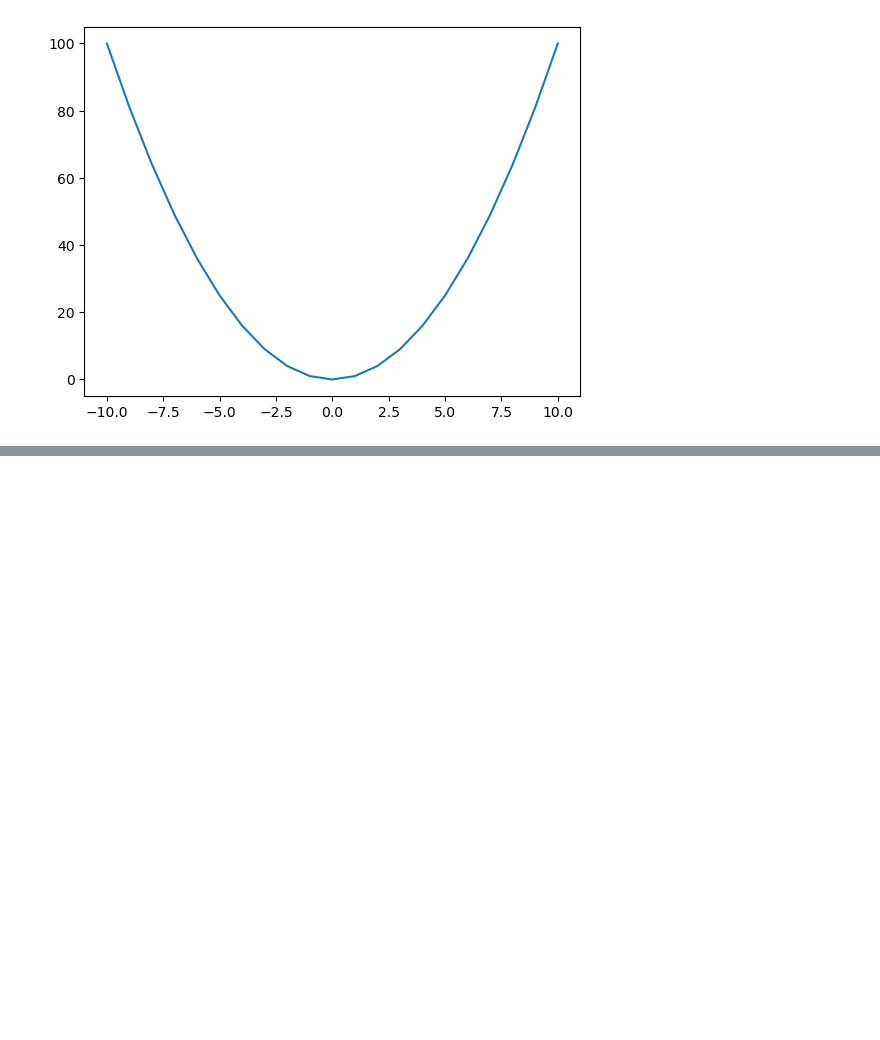
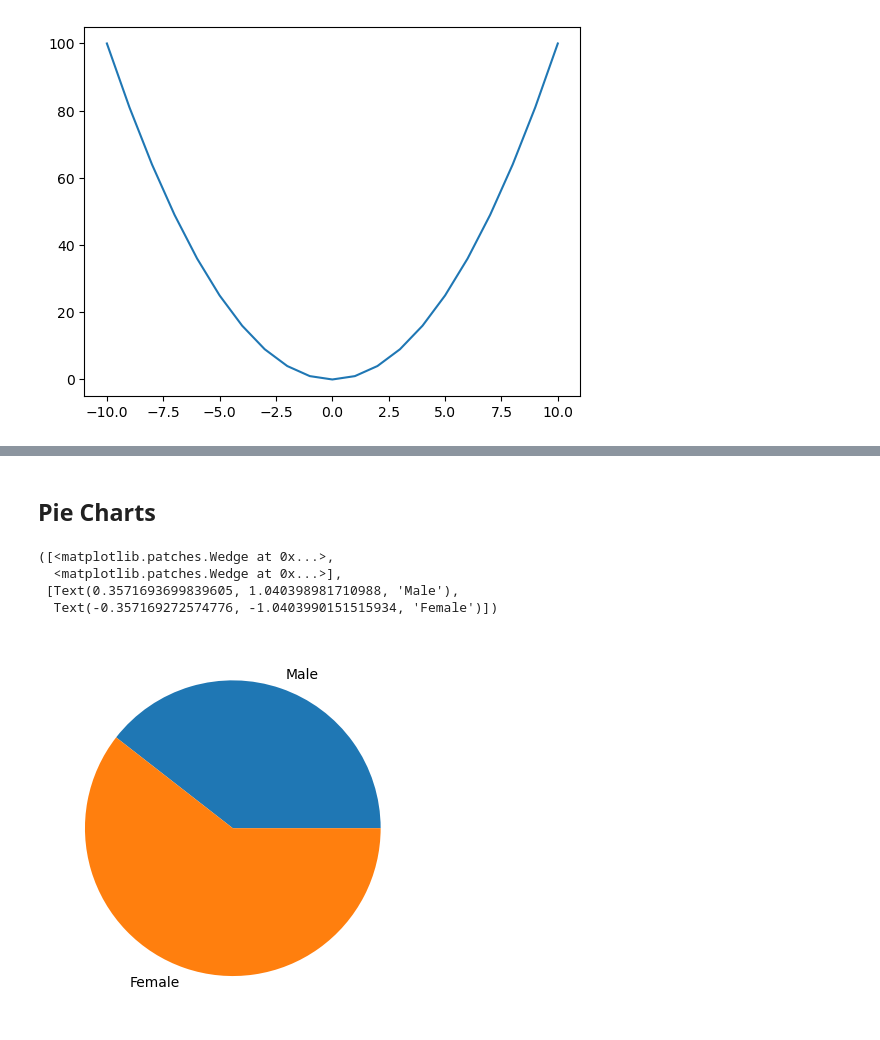
Before and after one commit to JoAljasmi/Python-Josef-Aljasmi, a Jupyter notebook: CodeAlong/L012_Matplotlib.ipynb, the cells around one changed output, grey strips where cells are left out. Drawn from its saved outputs; the diff is of its cells as text; code cells hidden in the pictures; blank space fills up the shorter version.

```diff
--- a/CodeAlong/L012_Matplotlib.ipynb
+++ b/CodeAlong/L012_Matplotlib.ipynb
@@ -14,0 +54,10 @@ y = [100, 81, 64, 49, 36, 25, 16, 9, 4, 1, 0, 1, 4, 9, 16, 25, 36, 49, 64, 81, 1
+# %% [markdown]
+## Pie Charts
+# %%
+plt.pie(values, labels=labels)
+# %% [output]
+([<matplotlib.patches.Wedge at 0x...>,
+  <matplotlib.patches.Wedge at 0x...>],
+ [Text(0.3571693699839605, 1.040398981710988, 'Male'),
+  Text(-0.357169272574776, -1.0403990151515934, 'Female')])
+[figure, added]
```
Also changed, not shown: parts of 9 cells of this notebook, 4 other files.
